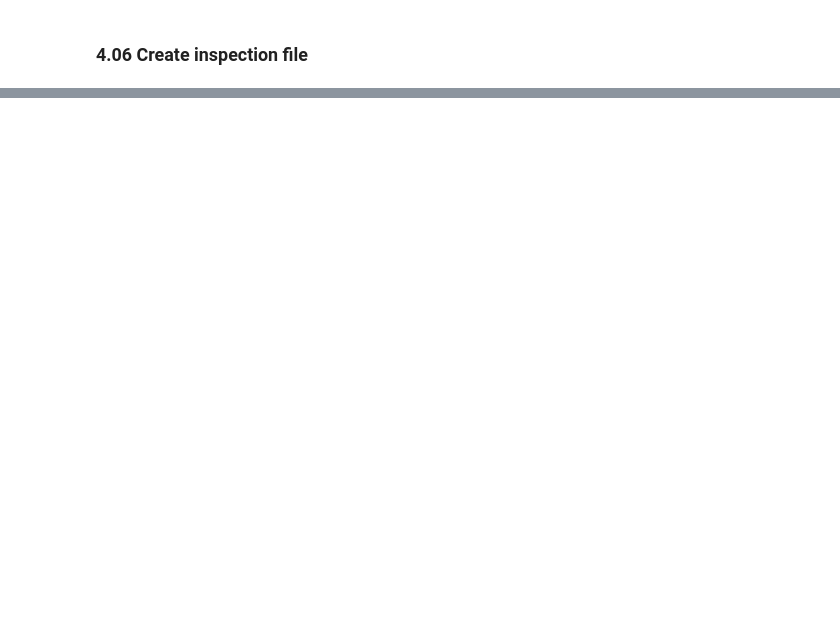
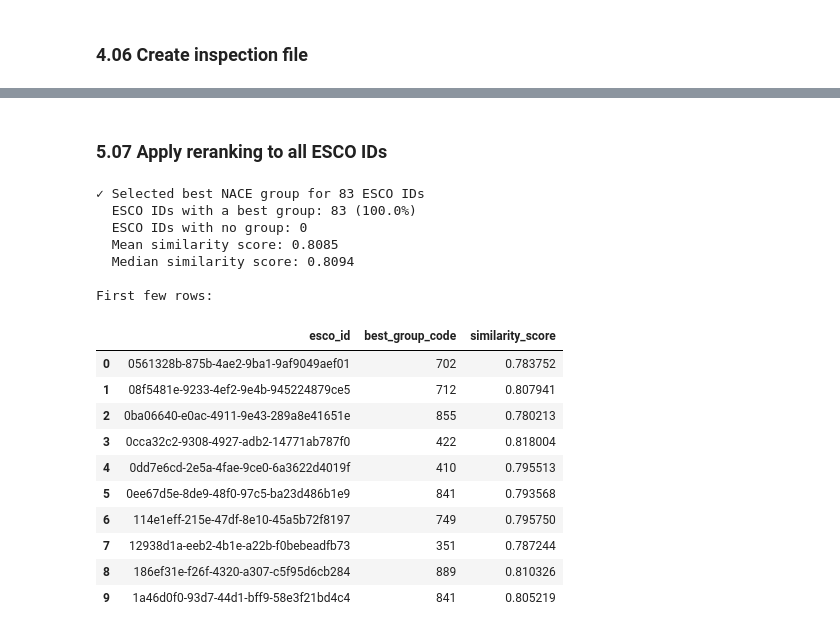
Before and after one commit to LaurenDahlin1/PAD2Skills, a Jupyter notebook: notebooks/06_nace_codes.ipynb, the cells around one changed output, grey strips where cells are left out. Cells and saved outputs as stored; diff of their text form; code cells hidden in the pictures; blank space fills up the shorter version.

```diff
--- a/notebooks/06_nace_codes.ipynb
+++ b/notebooks/06_nace_codes.ipynb
@@ -896,0 +1238,54 @@ First few rows:
+# %% [markdown]
+### 5.07 Apply reranking to all ESCO IDs
+# %%
+# Apply the reranking function to all unique ESCO IDs
+# Pick the best (rank 1) NACE group for each ESCO ID
+
+results = []
+for esco_id in unique_esco_df['esco_id'].unique():
+    top_groups = pick_best_groups_for_esco(esco_id, k=1)
+
+    if top_groups:
+        group_code, similarity_score = top_groups[0]
+        results.append({
+            'esco_id': esco_id,
+            'best_group_code': group_code,
+            'similarity_score': similarity_score
+        })
+    else:
+        # No result (no embeddings or no candidate groups)
+        results.append({
+            'esco_id': esco_id,
+            'best_group_code': None,
+            'similarity_score': None
+        })
+
+best_groups_df = pd.DataFrame(results)
+
+print(f"✓ Selected best NACE group for {len(best_groups_df)} ESCO IDs")
+print(f"  ESCO IDs with a best group: {best_groups_df['best_group_code'].notna().sum()} ({best_groups_df['best_group_code'].notna().mean():.1%})")
+print(f"  ESCO IDs with no group: {best_groups_df['best_group_code'].isna().sum()}")
+print(f"  Mean similarity score: {best_groups_df['similarity_score'].mean():.4f}")
+print(f"  Median similarity score: {best_groups_df['similarity_score'].median():.4f}")
+
+print(f"\nFirst few rows:")
+best_groups_df.head(10)
+# %% [output]
+✓ Selected best NACE group for 83 ESCO IDs
+  ESCO IDs with a best group: 83 (100.0%)
+  ESCO IDs with no group: 0
+  Mean similarity score: 0.8085
+  Median similarity score: 0.8094
+
+First few rows:
+|  | esco_id | best_group_code | similarity_score |
+| 0 | 0561328b-875b-4ae2-9ba1-9af9049aef01 | 702 | 0.783752 |
+| 1 | 08f5481e-9233-4ef2-9e4b-945224879ce5 | 712 | 0.807941 |
+| 2 | 0ba06640-e0ac-4911-9e43-289a8e41651e | 855 | 0.780213 |
+| 3 | 0cca32c2-9308-4927-adb2-14771ab787f0 | 422 | 0.818004 |
+| 4 | 0dd7e6cd-2e5a-4fae-9ce0-6a3622d4019f | 410 | 0.795513 |
+| 5 | 0ee67d5e-8de9-48f0-97c5-ba23d486b1e9 | 841 | 0.793568 |
+| 6 | 114e1eff-215e-47df-8e10-45a5b72f8197 | 749 | 0.795750 |
+| 7 | 12938d1a-eeb2-4b1e-a22b-f0bebeadfb73 | 351 | 0.787244 |
+| 8 | 186ef31e-f26f-4320-a307-c5f95d6cb284 | 889 | 0.810326 |
+| 9 | 1a46d0f0-93d7-44d1-bff9-58e3f21bd4c4 | 841 | 0.805219 |
```
Also changed, not shown: parts of 16 cells of this notebook, 2 other files.
